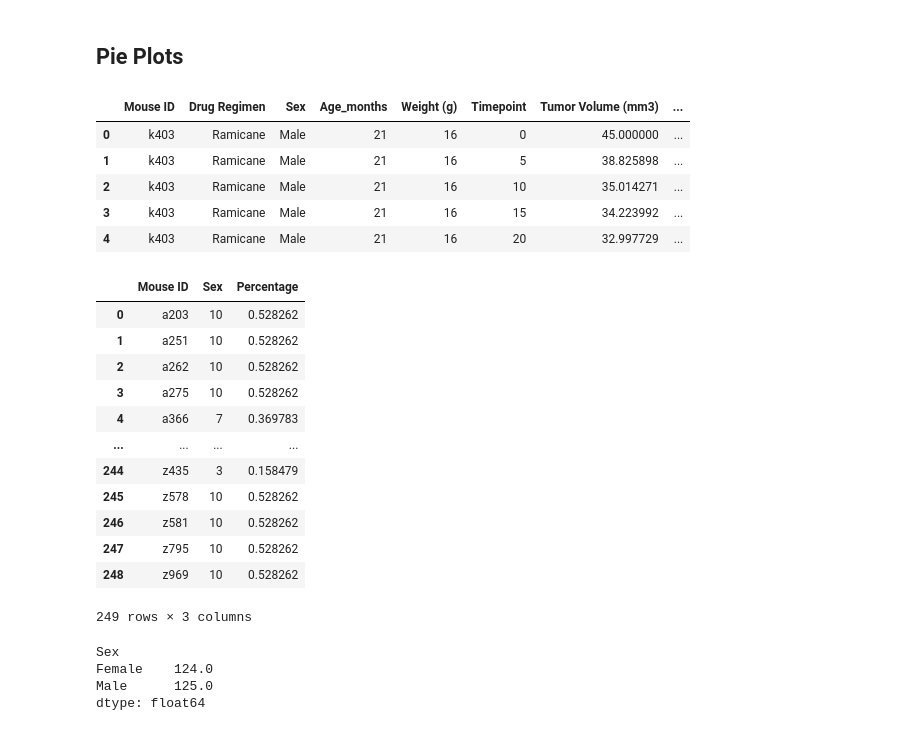
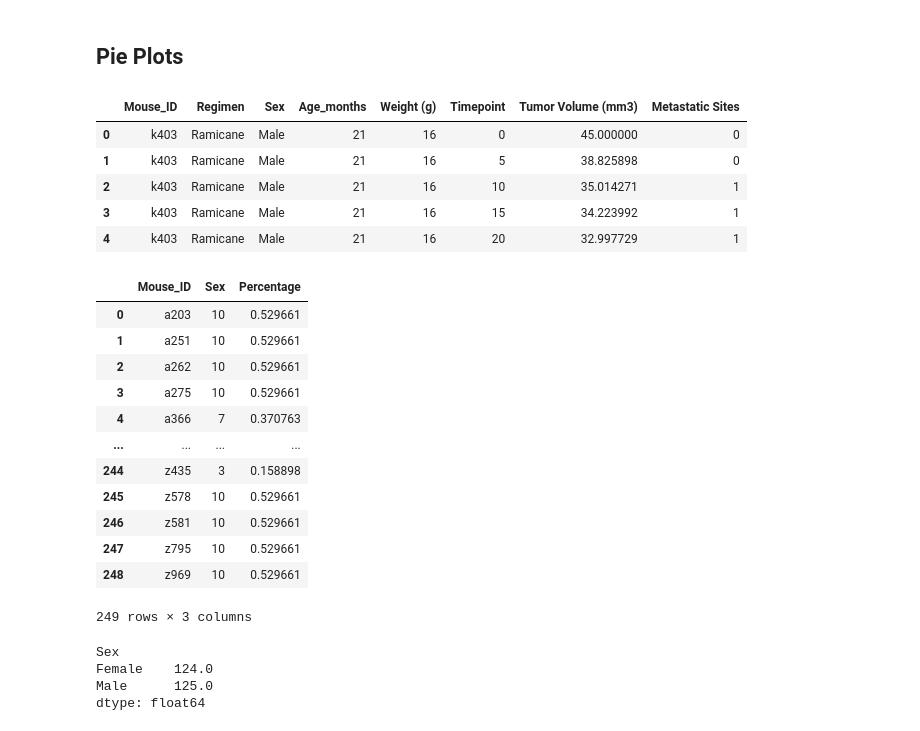
Before and after one commit to crchunn/plotpower, a Jupyter notebook: Instructions/Pymaceuticals/pymaceuticals_starter.ipynb, the cells around one changed output. Cells and saved outputs as stored; diff of their text form; code cells hidden in the pictures.

```diff
--- a/Instructions/Pymaceuticals/pymaceuticals_starter.ipynb
+++ b/Instructions/Pymaceuticals/pymaceuticals_starter.ipynb
@@ -38,3 +38,6 @@ mousemerge_df
 | 1891 | z969 | Naftisol | Male | 9 | 30 | 40 | 70.314904 | ... |
 | 1892 | z969 | Naftisol | Male | 9 | 30 | 45 | 73.867845 | ... |
 1893 rows × 8 columns
+# %%
+mousemerge_df = mousemerge_df.rename(columns={'Mouse ID': 'Mouse_ID', 'Drug Regimen': 'Regimen'})
+mousemerge_df
@@ -90,4 +105,4 @@ mousemerge_df[mousemerge_df.duplicated() ==True].head()
 # %%
 # Create a clean DataFrame by dropping the duplicate mouse by its ID.
-#mouse_drop_df = mousemerge_df.drop(Mouse_ID = 'g989')
-#mouse_drop_df
+clean_df = mousemerge_df.drop_duplicates(subset=['Mouse_ID', 'Timepoint'], keep='first')
+clean_df
@@ -188,30 +230,30 @@ plt.xticks(rotation=45)
 # %% [markdown]
 ## Pie Plots
 # %%
-mousemerge_df.head()
+clean_df.head()
 # %% [output]
-|  | Mouse ID | Drug Regimen | Sex | Age_months | Weight (g) | Timepoint | Tumor Volume (mm3) | ... |
-| 0 | k403 | Ramicane | Male | 21 | 16 | 0 | 45.000000 | ... |
-| 1 | k403 | Ramicane | Male | 21 | 16 | 5 | 38.825898 | ... |
-| 2 | k403 | Ramicane | Male | 21 | 16 | 10 | 35.014271 | ... |
-| 3 | k403 | Ramicane | Male | 21 | 16 | 15 | 34.223992 | ... |
-| 4 | k403 | Ramicane | Male | 21 | 16 | 20 | 32.997729 | ... |
+|  | Mouse_ID | Regimen | Sex | Age_months | Weight (g) | Timepoint | Tumor Volume (mm3) | Metastatic Sites |
+| 0 | k403 | Ramicane | Male | 21 | 16 | 0 | 45.000000 | 0 |
+| 1 | k403 | Ramicane | Male | 21 | 16 | 5 | 38.825898 | 0 |
+| 2 | k403 | Ramicane | Male | 21 | 16 | 10 | 35.014271 | 1 |
+| 3 | k403 | Ramicane | Male | 21 | 16 | 15 | 34.223992 | 1 |
+| 4 | k403 | Ramicane | Male | 21 | 16 | 20 | 32.997729 | 1 |
 # %%
-P = mousemerge_df.groupby('Mouse ID')['Sex'].count().reset_index()
+P = clean_df.groupby('Mouse_ID')['Sex'].count().reset_index()
 P['Percentage'] = 100 * P['Sex']  / P['Sex'].sum()
 P
 # %% [output]
-|  | Mouse ID | Sex | Percentage |
-| 0 | a203 | 10 | 0.528262 |
-| 1 | a251 | 10 | 0.528262 |
-| 2 | a262 | 10 | 0.528262 |
-| 3 | a275 | 10 | 0.528262 |
-| 4 | a366 | 7 | 0.369783 |
+|  | Mouse_ID | Sex | Percentage |
+| 0 | a203 | 10 | 0.529661 |
+| 1 | a251 | 10 | 0.529661 |
+| 2 | a262 | 10 | 0.529661 |
+| 3 | a275 | 10 | 0.529661 |
+| 4 | a366 | 7 | 0.370763 |
 | ... | ... | ... | ... |
-| 244 | z435 | 3 | 0.158479 |
-| 245 | z578 | 10 | 0.528262 |
-| 246 | z581 | 10 | 0.528262 |
-| 247 | z795 | 10 | 0.528262 |
-| 248 | z969 | 10 | 0.528262 |
+| 244 | z435 | 3 | 0.158898 |
+| 245 | z578 | 10 | 0.529661 |
+| 246 | z581 | 10 | 0.529661 |
+| 247 | z795 | 10 | 0.529661 |
+| 248 | z969 | 10 | 0.529661 |
 249 rows × 3 columns
 # %%
```
Also changed, not shown: parts of 28 cells of this notebook.
